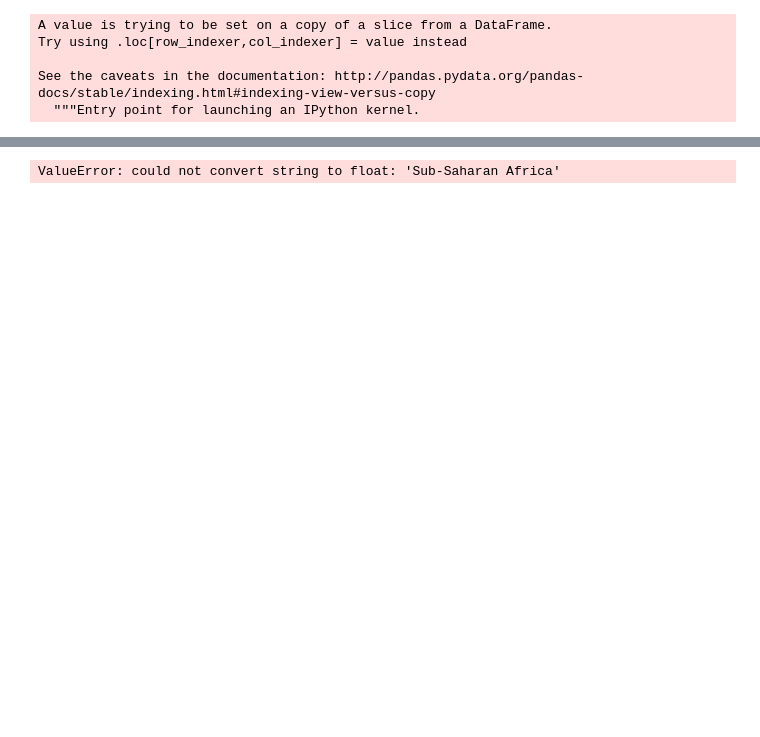
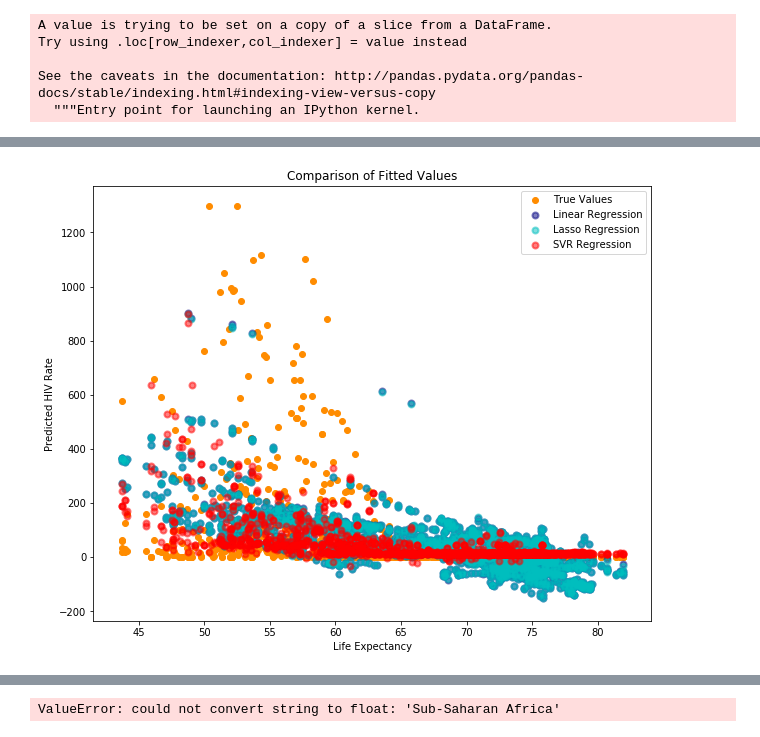
Before and after one commit to Jeremy-Xue/67-364-Practical-Data-Science-Final-Project, a Jupyter notebook: proj_2_notebook.ipynb, the cells around one changed output, grey strips where cells are left out. Drawn from its saved outputs; the diff is of its cells as text; code cells hidden in the pictures; blank space fills up the shorter version.

```diff
--- a/proj_2_notebook.ipynb
+++ b/proj_2_notebook.ipynb
@@ -499,7 +488,13 @@ FrozenList([None])
 # %%
 from sklearn.model_selection import train_test_split
-newterms = copy.copy(terms)
-terms = ['age[T.5-14 years]', 'age[T.50-69 years]',
+terms = ['age', 'gbd_region', 'gbd_superregion', 'Population', 'GDP', 'GDPperCapita',
+         'FertilityRate', 'InfantMortality', 'LifeExpectancy', 'Pop_growth', 'RuralPop']
+test = df_mod.dropna(axis=0, how='any')
+X = test
+X = getPredMatrix(X, terms, 'hiv_rate')
+X.columns
+X = X.drop(columns=['Intercept'])
+terms_hiv = ['age[T.5-14 years]', 'age[T.50-69 years]',
        'age[T.70+ years]', 'age[T.Under 5]', 'gbd_region[T.Asia, East]',
        'gbd_region[T.Asia, South]', 'gbd_region[T.Asia, Southeast]',
        'gbd_region[T.Caribbean]', 'gbd_region[T.Europe, Central]',
@@ -521,10 +516,10 @@ terms = ['age[T.5-14 years]', 'age[T.50-69 years]',
        'gbd_superregion[T.Sub-Saharan Africa]', 'Population', 'GDP', 'GDPperCapita',
        'FertilityRate', 'InfantMortality', 'LifeExpectancy', 'Pop_growth', 'RuralPop', 'hiv_rate']
 
-print(X.columns)
-C = X[terms]
+
+C = X[terms_hiv]
 C = C.dropna(axis=0, how='any').reset_index(drop = True)
-print(C.columns)
+
 Xnew = C.drop(columns=['hiv_rate'])
 Y = C['hiv_rate']
 X_train, X_test, y_train, y_test = train_test_split(Xnew, Y, test_size=0.3, random_state=45)
@@ -566,0 +603,18 @@ np.mean((pred_vals - y_test)**2)
+# %%
+#Example code taken from http://scikit-learn.org/stable/auto_examples/svm/plot_svm_regression.html#sphx-glr-auto-examples-svm-plot-svm-regression-py
+y_reg = reg_mod.predict(X_test)
+y_las = las_mod.predict(X_test)
+y_svr = svr_mod.predict(X_test)
+
+lw = 2
+plt.scatter(X_test['LifeExpectancy'], y_test, color='darkorange', label='True Values')
+plt.scatter(X_test['LifeExpectancy'], y_reg, color='navy', lw=lw, label='Linear Regression', alpha = 0.5)
+plt.scatter(X_test['LifeExpectancy'], y_las, color='c', lw=lw, label='Lasso Regression', alpha = 0.5)
+plt.scatter(X_test['LifeExpectancy'], y_svr, color='red', lw=lw, label='SVR Regression', alpha = 0.5)
+plt.xlabel('Life Expectancy')
+plt.ylabel('Predicted HIV Rate')
+plt.title('Comparison of Fitted Values')
+plt.legend()
+plt.show()
+# %% [output]
+[figure, added]
```
Also changed, not shown: parts of 27 cells of this notebook.
